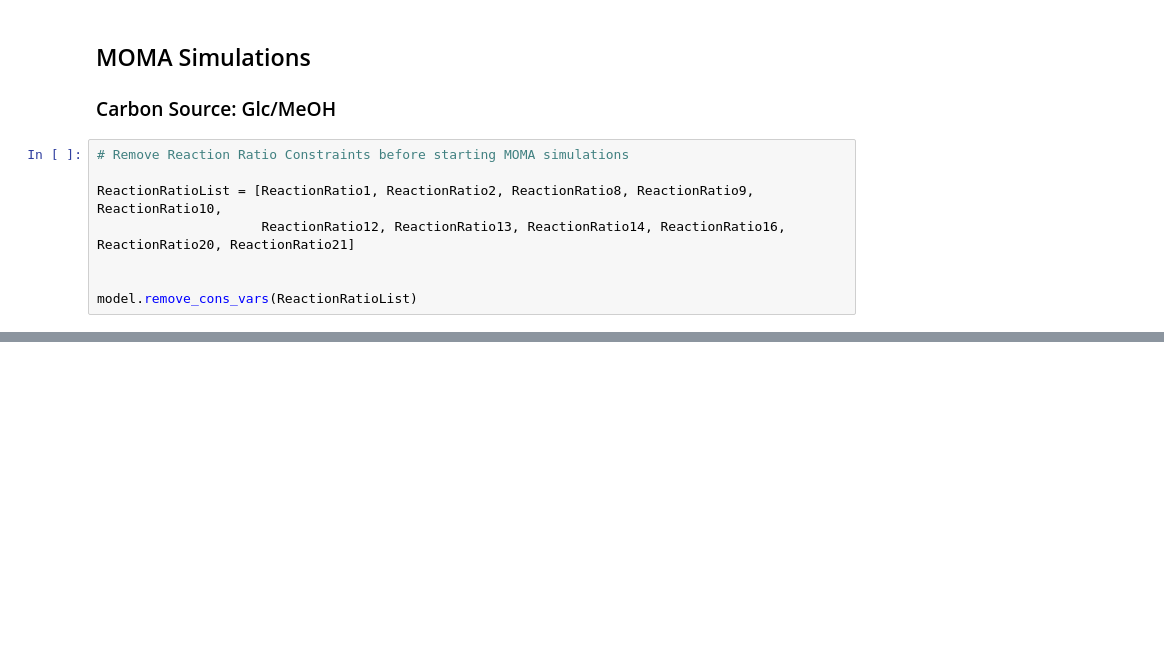
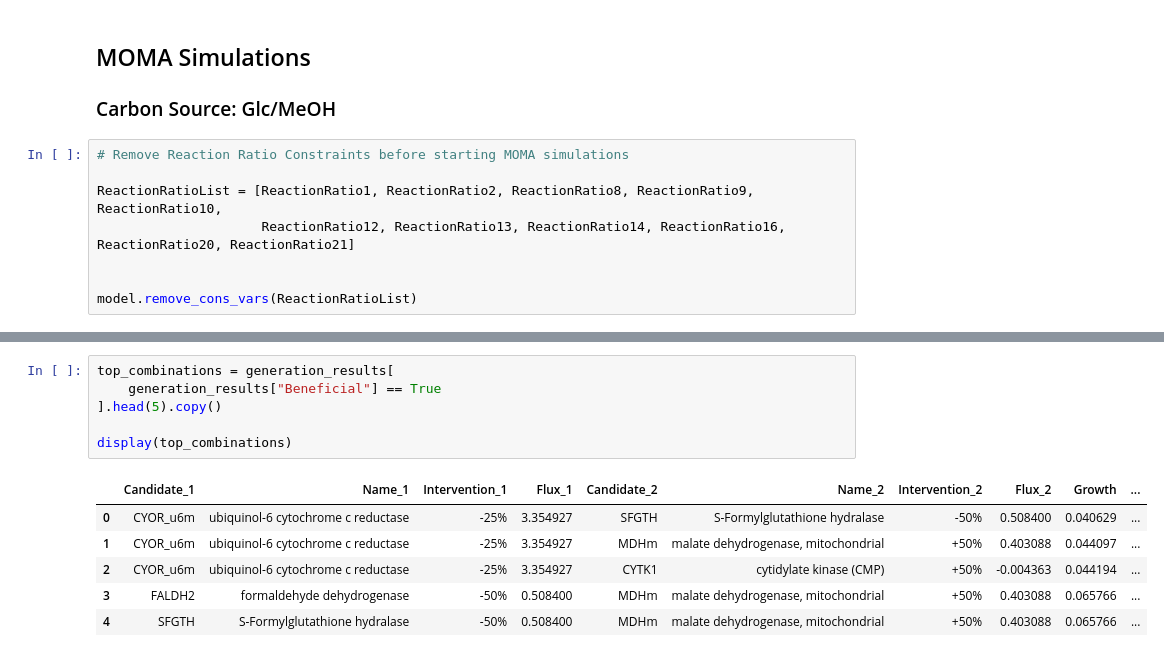
Before and after one commit to EricAntonGarcia/AlgorithmsRPP, a Jupyter notebook: Sensitive reactions to RPP algorithm.ipynb, the cells around one changed output, grey strips where cells are left out. Cells and saved outputs as stored; diff of their text form; blank space fills up the shorter version.

```diff
--- a/Sensitive reactions to RPP algorithm.ipynb
+++ b/Sensitive reactions to RPP algorithm.ipynb
@@ -394,0 +1479,13 @@ Saved 558 active reactions.
+# %%
+top_combinations = generation_results[
+    generation_results["Beneficial"] == True
+].head(5).copy()
+
+display(top_combinations)
+# %% [output]
+|  | Candidate_1 | Name_1 | Intervention_1 | Flux_1 | Candidate_2 | Name_2 | Intervention_2 | Flux_2 | Growth | ... |
+| 0 | CYOR_u6m | ubiquinol-6 cytochrome c reductase | -25% | 3.354927 | SFGTH | S-Formylglutathione hydralase | -50% | 0.508400 | 0.040629 | ... |
+| 1 | CYOR_u6m | ubiquinol-6 cytochrome c reductase | -25% | 3.354927 | MDHm | malate dehydrogenase, mitochondrial | +50% | 0.403088 | 0.044097 | ... |
+| 2 | CYOR_u6m | ubiquinol-6 cytochrome c reductase | -25% | 3.354927 | CYTK1 | cytidylate kinase (CMP) | +50% | -0.004363 | 0.044194 | ... |
+| 3 | FALDH2 | formaldehyde dehydrogenase | -50% | 0.508400 | MDHm | malate dehydrogenase, mitochondrial | +50% | 0.403088 | 0.065766 | ... |
+| 4 | SFGTH | S-Formylglutathione hydralase | -50% | 0.508400 | MDHm | malate dehydrogenase, mitochondrial | +50% | 0.403088 | 0.065766 | ... |
```
Also changed, not shown: parts of 23 cells of this notebook, 13 other files.
